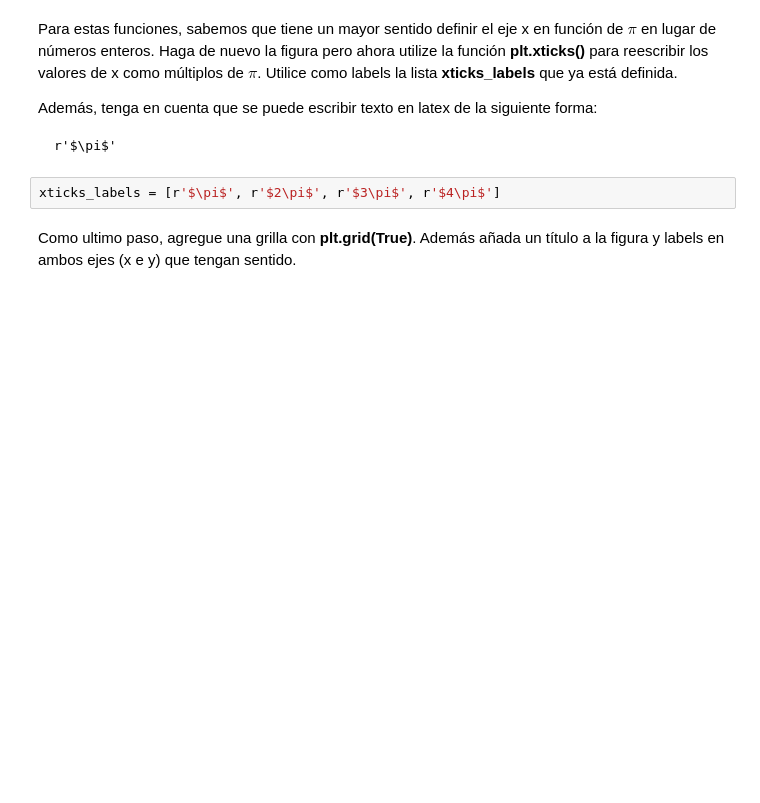
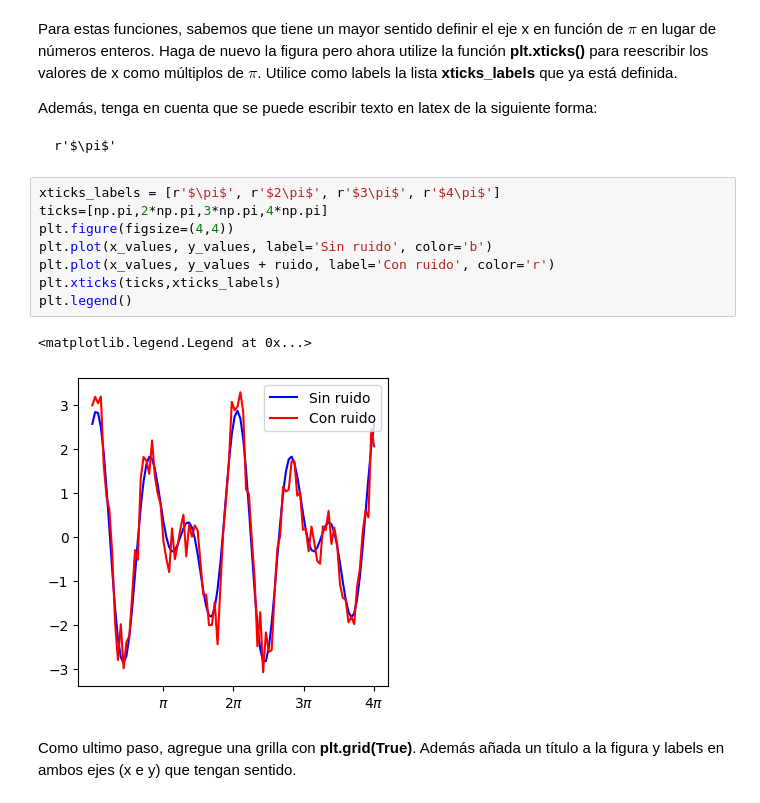
Before and after one commit to martinmaturana777/Tarea-1, a Jupyter notebook: Tarea_1.ipynb, the cells around one changed output. Cells and saved outputs as stored; diff of their text form; blank space fills up the shorter version.

````diff
--- a/Tarea_1.ipynb
+++ b/Tarea_1.ipynb
@@ -236,7 +309,16 @@ Además, tenga en cuenta que se puede escribir texto en latex de la siguiente fo
 ```
 r'$\pi$'
 ```
-# %%
-xticks_labels = [r'$\pi$', r'$2\pi$', r'$3\pi$', r'$4\pi$']
+# %%
+xticks_labels = [r'$\pi$', r'$2\pi$', r'$3\pi$', r'$4\pi$']
+ticks=[np.pi,2*np.pi,3*np.pi,4*np.pi]
+plt.figure(figsize=(4,4))
+plt.plot(x_values, y_values, label='Sin ruido', color='b')
+plt.plot(x_values, y_values + ruido, label='Con ruido', color='r')
+plt.xticks(ticks,xticks_labels)
+plt.legend()
+# %% [output]
+<matplotlib.legend.Legend at 0x...>
+[figure, added]
 # %% [markdown]
 Como ultimo paso, agregue una grilla con **plt.grid(True)**. Además añada un título a la figura y labels en ambos ejes (x e y) que tengan sentido.
````
Also changed, not shown: parts of 23 cells of this notebook.
